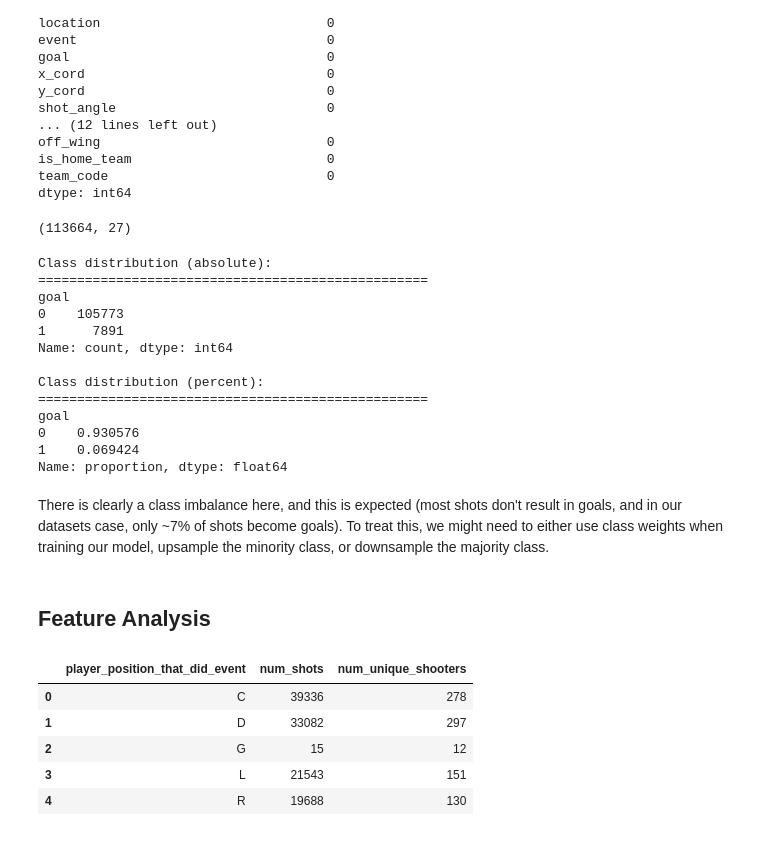
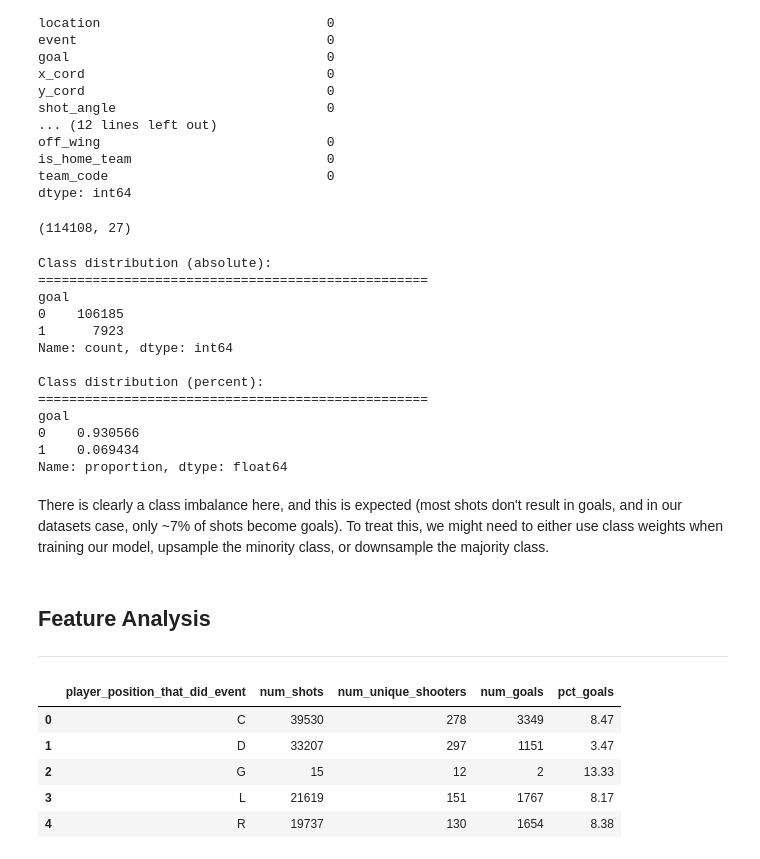
Before and after one commit to LakshayVerma48/nhl-goal-likelihood, a Jupyter notebook: notebooks/01_exploratory_data_analysis.ipynb, the cells around one changed output. Saved outputs shown, nothing was run; the diff lists cells and outputs as text; code cells hidden in the pictures.

```diff
--- a/notebooks/01_exploratory_data_analysis.ipynb
+++ b/notebooks/01_exploratory_data_analysis.ipynb
@@ -106,6 +110,15 @@ target_cols = [
 selected_features_shots_df = shots_df.copy()
 selected_features_shots_df = selected_features_shots_df[target_cols]
 
+selected_features_shots_df = selected_features_shots_df.astype({
+    'xCord': 'int',
+    'yCord': 'int',
+    'shotAngle': 'float',
+    'shotDistance': 'float',
+    'shooterTimeOnIce': 'int',
+    'goal': 'int'
+})
+
 selected_features_shots_df.head()
 # %% [output]
 |  | homeTeamCode | awayTeamCode | isPlayoffGame | time | period | team | location | event | goal | ... |
@@ -164,7 +177,7 @@ dtype: int64
 selected_features_shots_df.dropna(axis = 0, inplace=True)
 selected_features_shots_df.shape
 # %% [output]
-(113664, 27)
+(114108, 27)
 # %%
 print('Class distribution (absolute): ')
 print('=' * 50)
@@ -177,34 +190,40 @@ print(selected_features_shots_df['goal'].value_counts(normalize = True))
 Class distribution (absolute):
 ==================================================
 goal
-0    105773
-1      7891
+0    106185
+1      7923
 Name: count, dtype: int64
 
 Class distribution (percent):
 ==================================================
 goal
-0    0.930576
-1    0.069424
+0    0.930566
+1    0.069434
 Name: proportion, dtype: float64
 # %% [markdown]
 There is clearly a class imbalance here, and this is expected (most shots don't result in goals, and in our datasets case, only ~7% of shots become goals). To treat this, we might need to either use class weights when training our model, upsample the minority class, or downsample the majority class.
 # %% [markdown]
 <h2>Feature Analysis</h2>
+<hr>
 # %%
-test = selected_features_shots_df.groupby(
+position_shots = selected_features_shots_df.groupby(
     ['player_position_that_did_event'],
     as_index = False
 ).agg(
     num_shots = ('shooter_player_id', 'count'),
-    num_unique_shooters = ('shooter_player_id', 'nunique')
+    num_unique_shooters = ('shooter_player_id', 'nunique'),
+    num_goals = ('goal', 'sum')
 )
 
-test
+position_shots['pct_goals'] = (
+    round(100 * position_shots['num_goals'] / position_shots['num_shots'], 2)
+)
+
+position_shots
 # %% [output]
-|  | player_position_that_did_event | num_shots | num_unique_shooters |
-| 0 | C | 39336 | 278 |
-| 1 | D | 33082 | 297 |
-| 2 | G | 15 | 12 |
-| 3 | L | 21543 | 151 |
-| 4 | R | 19688 | 130 |
+|  | player_position_that_did_event | num_shots | num_unique_shooters | num_goals | pct_goals |
+| 0 | C | 39530 | 278 | 3349 | 8.47 |
+| 1 | D | 33207 | 297 | 1151 | 3.47 |
+| 2 | G | 15 | 12 | 2 | 13.33 |
+| 3 | L | 21619 | 151 | 1767 | 8.17 |
+| 4 | R | 19737 | 130 | 1654 | 8.38 |
```
Also changed, not shown: parts of 13 cells of this notebook.
